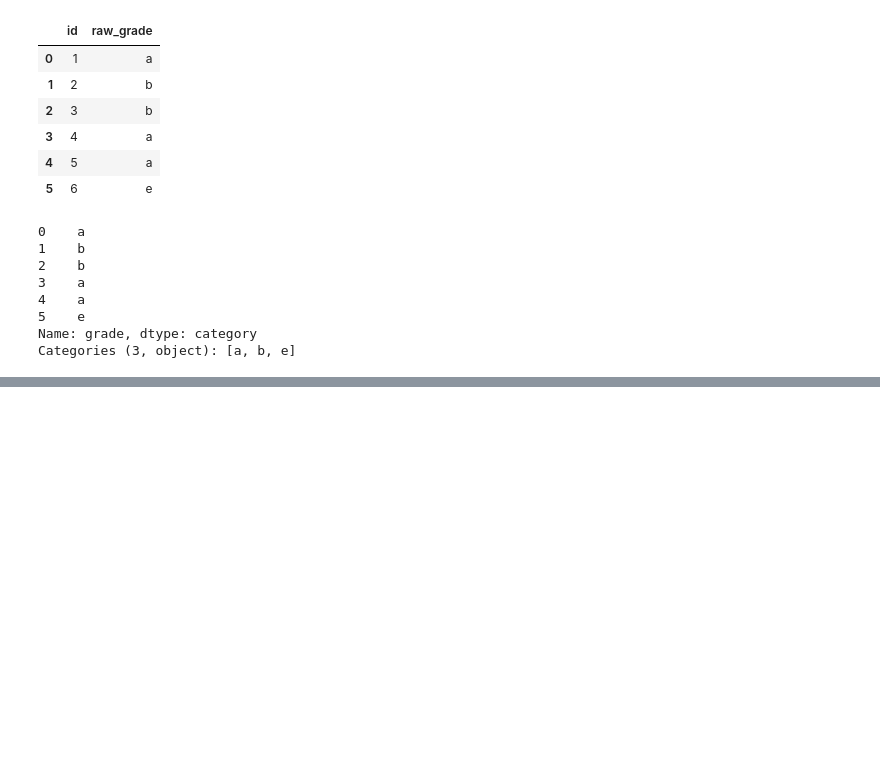
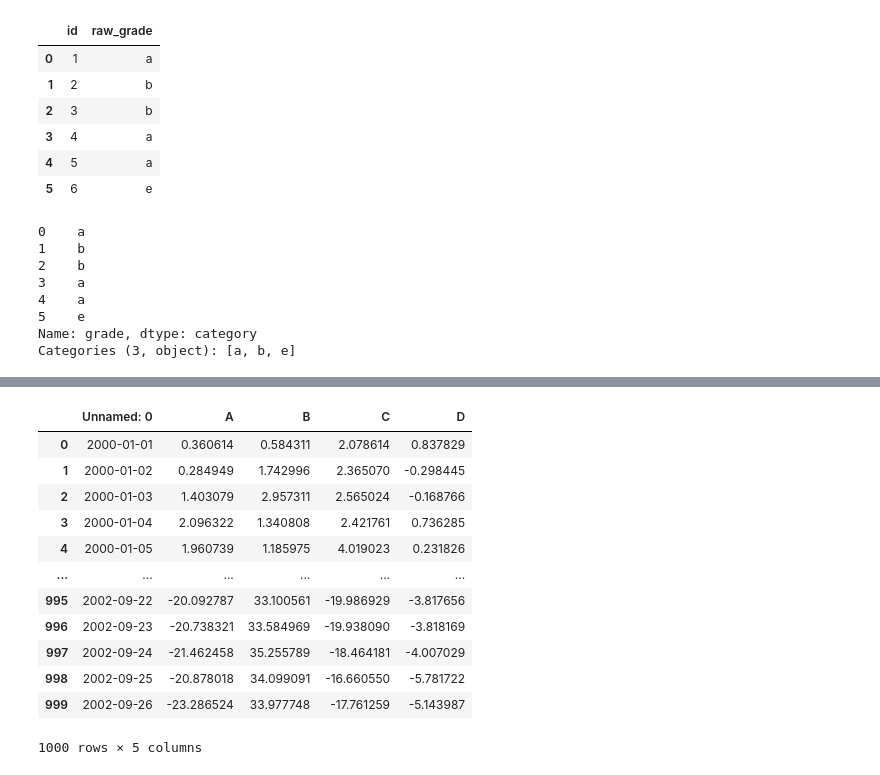
Before and after one commit to mattew8/Pandas_with_jupyter, a Jupyter notebook: pandas 기초.ipynb, the cells around one changed output, grey strips where cells are left out. Cells and saved outputs as stored; diff of their text form; code cells hidden in the pictures; blank space fills up the shorter version.

```diff
--- a/pandas 기초.ipynb
+++ b/pandas 기초.ipynb
@@ -751,0 +766,17 @@ dtype: int64
+# %%
+pd.read_csv('foo.csv')
+# csv파일 읽기
+# %% [output]
+|  | Unnamed: 0 | A | B | C | D |
+| 0 | 2000-01-01 | 0.360614 | 0.584311 | 2.078614 | 0.837829 |
+| 1 | 2000-01-02 | 0.284949 | 1.742996 | 2.365070 | -0.298445 |
+| 2 | 2000-01-03 | 1.403079 | 2.957311 | 2.565024 | -0.168766 |
+| 3 | 2000-01-04 | 2.096322 | 1.340808 | 2.421761 | 0.736285 |
+| 4 | 2000-01-05 | 1.960739 | 1.185975 | 4.019023 | 0.231826 |
+| ... | ... | ... | ... | ... | ... |
+| 995 | 2002-09-22 | -20.092787 | 33.100561 | -19.986929 | -3.817656 |
+| 996 | 2002-09-23 | -20.738321 | 33.584969 | -19.938090 | -3.818169 |
+| 997 | 2002-09-24 | -21.462458 | 35.255789 | -18.464181 | -4.007029 |
+| 998 | 2002-09-25 | -20.878018 | 34.099091 | -16.660550 | -5.781722 |
+| 999 | 2002-09-26 | -23.286524 | 33.977748 | -17.761259 | -5.143987 |
+1000 rows × 5 columns
```
Also changed, not shown: parts of 59 cells of this notebook.
